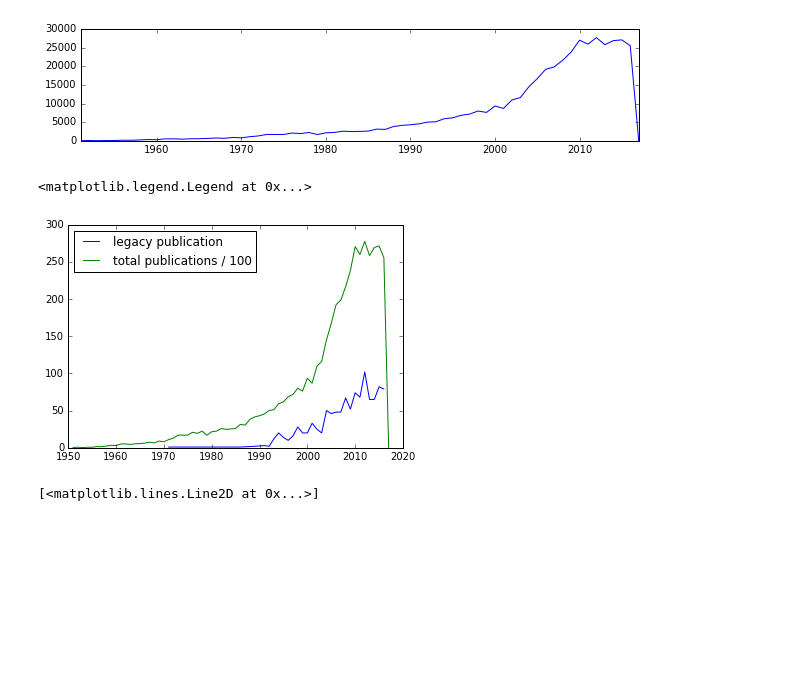
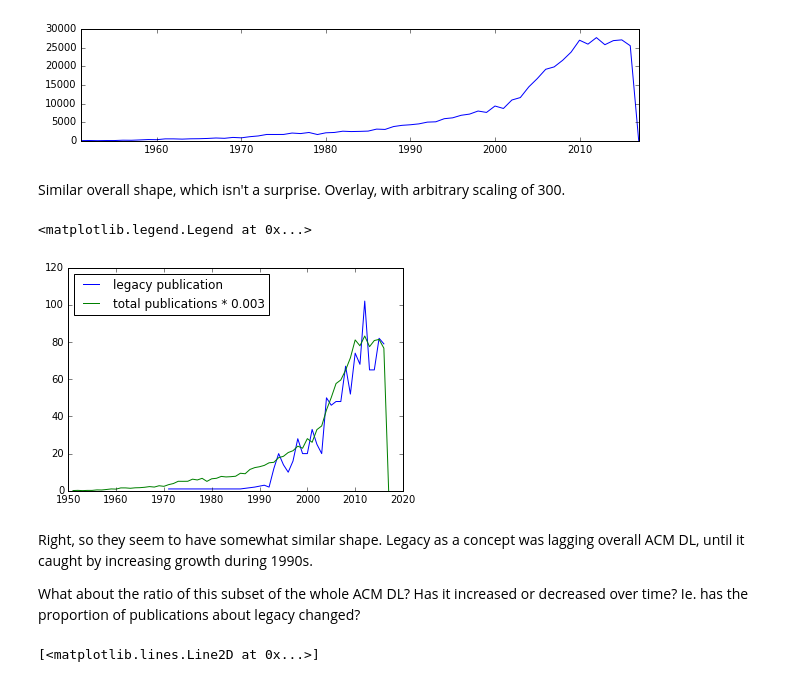
Before and after one commit to xmacex/legacySoftwareACMDLexploration, a Jupyter notebook: ACM DL bibliometry of legacy.ipynb, the cells around one changed output. Saved outputs shown, nothing was run; the diff lists cells and outputs as text; code cells hidden in the pictures; blank space fills up the shorter version.

```diff
--- a/ACM DL bibliometry of legacy.ipynb
+++ b/ACM DL bibliometry of legacy.ipynb
@@ -47,2 +54,2 @@ Use the `id` field provided by ACM to identify the items. Hopefully the libraria
 # %%
-legacybib.index = legacybib.id
+legacybib[legacybib.id.duplicated(keep=False)].head(2 * 2)
@@ -127,15 +156,21 @@ acmPerYear.plot(figsize=(10, 2))
 # %% [output]
 <matplotlib.axes._subplots.AxesSubplot at 0x...>
 [figure]
+# %% [markdown]
+Similar overall shape, which isn't a surprise. Overlay, with arbitrary scaling of 300.
 # %%
 #plt.hist(legacybib.year.dropna(), label="Year histogram")
 plt.plot(legacybib.year.groupby(legacybib.year).count(), label='legacy publication')
-plt.plot(acmPerYear / 100, label="total publications / 100")
+plt.plot(acmPerYear * 0.003, label="total publications * 0.003")
 plt.legend()
 plt.legend(loc='best')
 # %% [output]
 <matplotlib.legend.Legend at 0x...>
-[figure, old version]
+[figure, new version]
+# %% [markdown]
+Right, so they seem to have somewhat similar shape. Legacy as a concept was lagging overall ACM DL, until it caught by increasing growth during 1990s.
+
+What about the ratio of this subset of the whole ACM DL? Has it increased or decreased over time? Ie. has the proportion of publications about legacy changed?
 # %%
 plt.plot(pd.Series(legacybib.groupby(legacybib.year).year.count() / acmPerYear), 'o')
 # %% [output]
```
Also changed, not shown: parts of 42 cells of this notebook.
